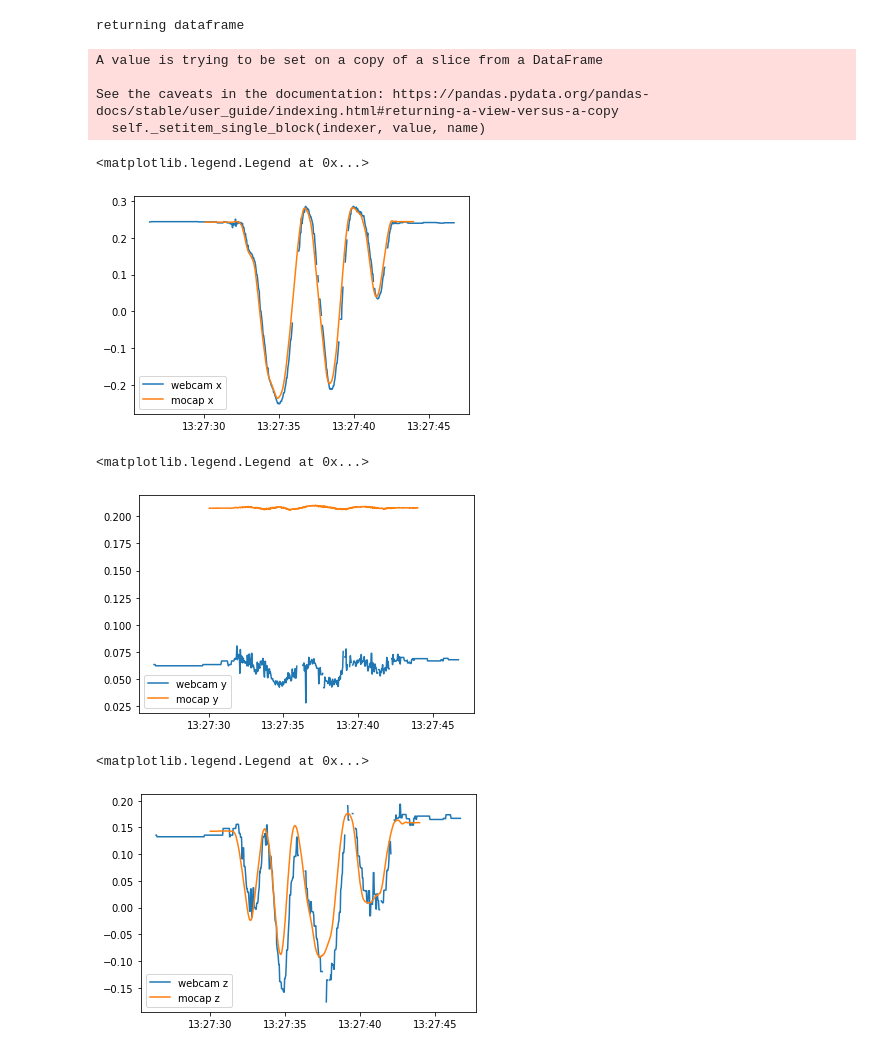
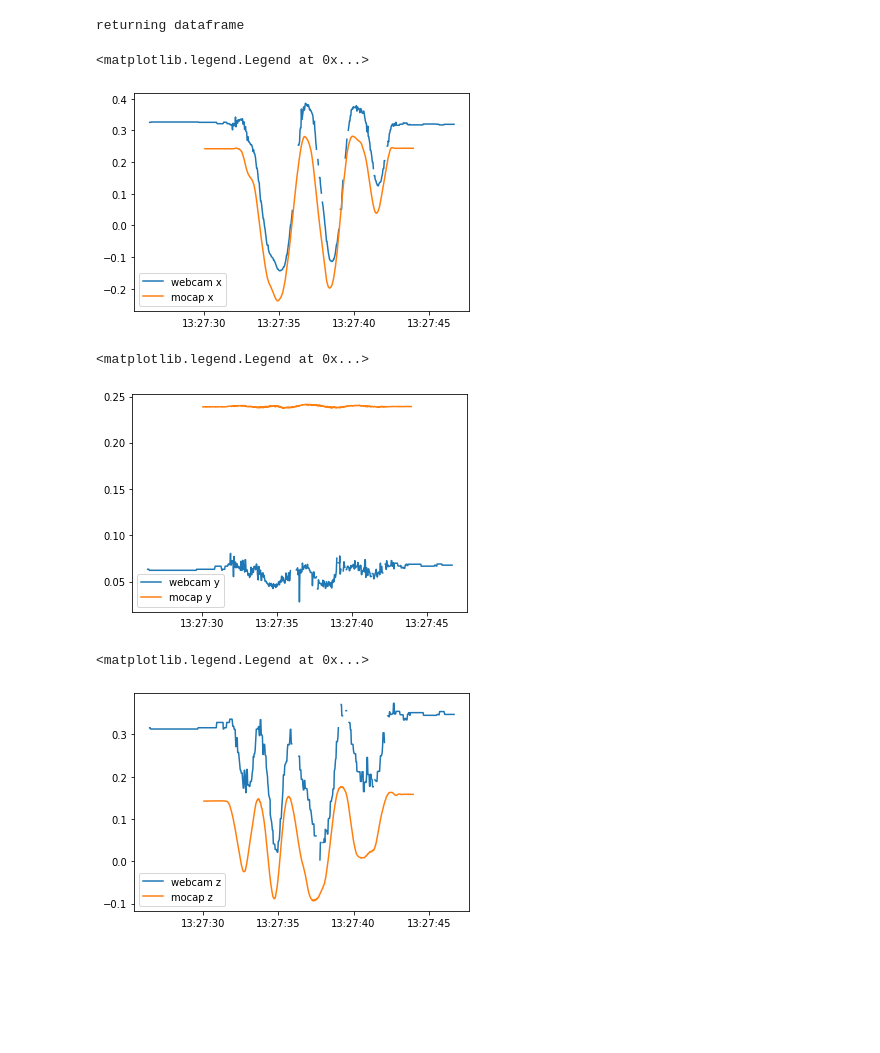
Before and after one commit to SujithChristopher/skateboard_gui, a Jupyter notebook: ipy_notebooks/analysis_singlecam_sensors.ipynb, the cells around one changed output. Drawn from its saved outputs; the diff is of its cells as text; code cells hidden in the pictures; blank space fills up the shorter version.

```diff
--- a/ipy_notebooks/analysis_singlecam_sensors.ipynb
+++ b/ipy_notebooks/analysis_singlecam_sensors.ipynb
@@ -58,13 +59,21 @@ _mocap_pth = os.path.join(_base_pth, "csv_files_t2","sk10_random_sweep_t0.csv")
 _m_df, st_time = read_df_csv(_mocap_pth)
 #getting center
 
-_m_df["x"] = _m_df["LB_x"] + _m_df["RB_x"] + _m_df["LT_x"] + _m_df["RT_x"]
-_m_df["y"] = _m_df["LB_y"] + _m_df["RB_y"] + _m_df["LT_y"] + _m_df["RT_y"]
-_m_df["z"] = _m_df["LB_z"] + _m_df["RB_z"] + _m_df["LT_z"] + _m_df["RT_z"]
+# _m_df["x"] = _m_df["LB_x"] + _m_df["RB_x"] + _m_df["LT_x"] + _m_df["RT_x"]
+# _m_df["y"] = _m_df["LB_y"] + _m_df["RB_y"] + _m_df["LT_y"] + _m_df["RT_y"]
+# _m_df["z"] = _m_df["LB_z"] + _m_df["RB_z"] + _m_df["LT_z"] + _m_df["RT_z"]
 
-_m_df["x"] = _m_df["x"] / 4
-_m_df["y"] = _m_df["y"] / 4
-_m_df["z"] = _m_df["z"] / 4
+# _m_df["x"] = _m_df["x"] / 4
+# _m_df["y"] = _m_df["y"] / 4
+# _m_df["z"] = _m_df["z"] / 4
+
+_m_df["x"] = _m_df["LT_x"] + _m_df["RT_x"]
+_m_df["y"] = _m_df["LT_y"] + _m_df["RT_y"]
+_m_df["z"] = _m_df["LT_z"] + _m_df["RT_z"]
+
+_m_df["x"] = _m_df["x"] / 2
+_m_df["y"] = _m_df["y"] / 2
+_m_df["z"] = _m_df["z"] / 2
 
 _m_df = add_datetime_col(_m_df, st_time,_name="seconds")
 # %%
@@ -77,29 +86,25 @@ def transform_coordinates_1(df, rotmat, org):
         translation_correction = np.array([0.045, -0.05, 0.045]).reshape(3, 1)
         _val = rotmat.T @ _temp
         _val = _val + translation_correction
-        df1["x"].loc[i] = _val[0]
-        df1["y"].loc[i] = _val[1]
-        df1["z"].loc[i] = _val[2]
-        # df[["nx", "ny", "nz"]].loc[i] = _val.T[0]
+
+        df1["x"].replace({df1["x"].loc[i]: _val[0]}, inplace=True)
+        df1["y"].replace({df1["y"].loc[i]: _val[1]}, inplace=True)
+        df1["z"].replace({df1["z"].loc[i]: _val[2]}, inplace=True)
+
     return df1
 # %%
 
 w_df = None
 
 w_df = transform_coordinates_1(_w_df, _webcam_rot, _webcam_org)
-# %% [output]
-A value is trying to be set on a copy of a slice from a DataFrame
-
-See the caveats in the documentation: https://pandas.pydata.org/pandas-docs/stable/user_guide/indexing.html#returning-a-view-versus-a-copy
-  self._setitem_single_block(indexer, value, name)
 # %%
 
-plt.plot(_w_df["time"], _w_df["x"], label="webcam x")
+plt.plot(_w_df["time"], w_df["x"], label="webcam x")
 plt.plot(_m_df["time"], _m_df["x"], label="mocap x")
 plt.legend()
 # %% [output]
 <matplotlib.legend.Legend at 0x...>
-[figure, old version]
+[figure, new version]
 # %%
 
 plt.plot(_w_df["time"], w_df["y"], label="webcam y")
@@ -107,12 +112,12 @@ plt.plot(_m_df["time"], _m_df["y"], label="mocap y")
 plt.legend()
 # %% [output]
 <matplotlib.legend.Legend at 0x...>
-[figure, old version]
+[figure, new version]
 # %%
 
-plt.plot(_w_df["time"], w_df["z"].rolling(3).median()-0.18, label="webcam z")
+plt.plot(_w_df["time"], w_df["z"].rolling(3).median(), label="webcam z")
 plt.plot(_m_df["time"], _m_df["z"], label="mocap z")
 plt.legend()
 # %% [output]
 <matplotlib.legend.Legend at 0x...>
-[figure, old version]
+[figure, new version]
```
Also changed, not shown: parts of 9 cells of this notebook.
